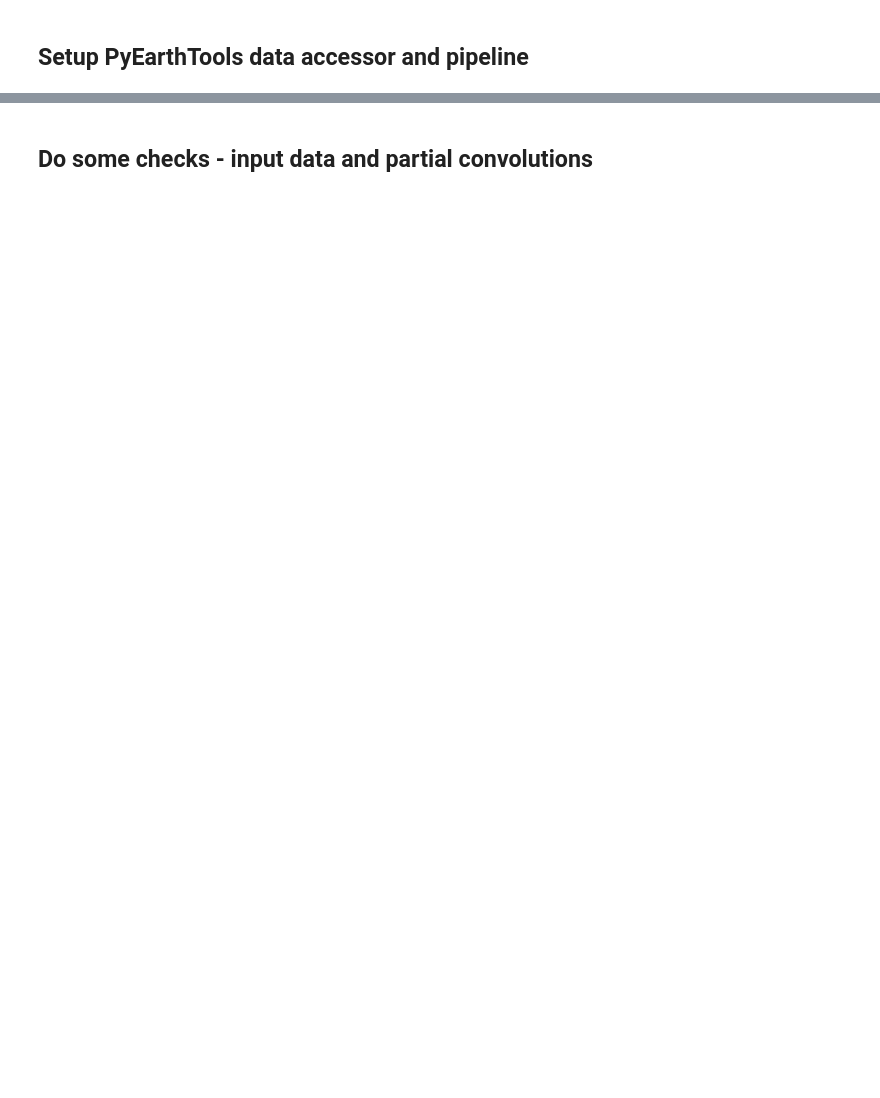
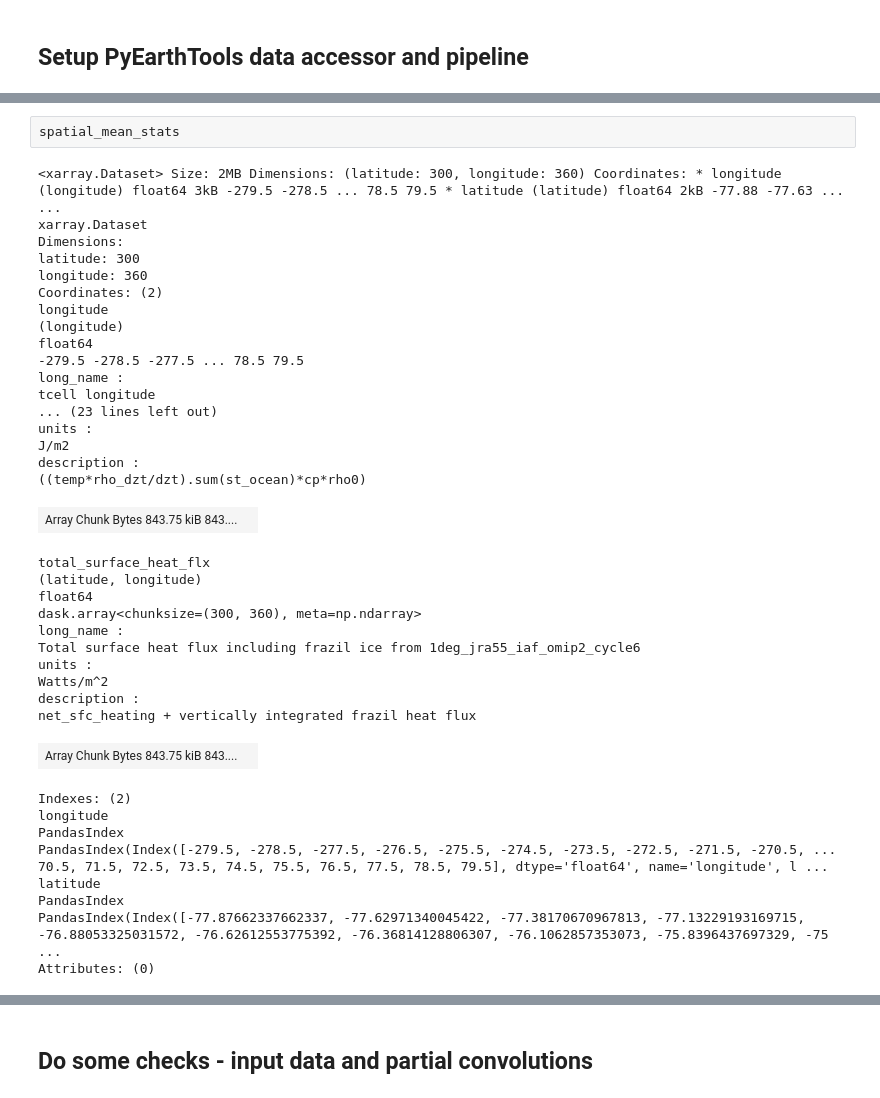
Before and after one commit to PaulSpence/OM2-emulator, a Jupyter notebook: notebooks/AutoEncoder_om2.ipynb, the cells around one changed output, grey strips where cells are left out. Cells and saved outputs as stored; diff of their text form; blank space fills up the shorter version.

```diff
--- a/notebooks/AutoEncoder_om2.ipynb
+++ b/notebooks/AutoEncoder_om2.ipynb
@@ -97 +118,41 @@ petpipe.operations.xarray.normalisation.Evaluated(
+# %%
+spatial_mean_stats
+# %% [output]
+<xarray.Dataset> Size: 2MB Dimensions: (latitude: 300, longitude: 360) Coordinates: * longitude (longitude) float64 3kB -279.5 -278.5 ... 78.5 79.5 * latitude (latitude) float64 2kB -77.88 -77.63 ...  ...
+xarray.Dataset
+Dimensions:
+latitude: 300
+longitude: 360
+Coordinates: (2)
+longitude
+(longitude)
+float64
+-279.5 -278.5 -277.5 ... 78.5 79.5
+long_name :
+tcell longitude
+... (23 lines left out)
+units :
+J/m2
+description :
+((temp*rho_dzt/dzt).sum(st_ocean)*cp*rho0)
+| Array Chunk Bytes 843.75 kiB 843.... |  |
+total_surface_heat_flx
+(latitude, longitude)
+float64
+dask.array<chunksize=(300, 360), meta=np.ndarray>
+long_name :
+Total surface heat flux including frazil ice from 1deg_jra55_iaf_omip2_cycle6
+units :
+Watts/m^2
+description :
+net_sfc_heating + vertically integrated frazil heat flux
+| Array Chunk Bytes 843.75 kiB 843.... |  |
+Indexes: (2)
+longitude
+PandasIndex
+PandasIndex(Index([-279.5, -278.5, -277.5, -276.5, -275.5, -274.5, -273.5, -272.5, -271.5, -270.5, ... 70.5, 71.5, 72.5, 73.5, 74.5, 75.5, 76.5, 77.5, 78.5, 79.5], dtype='float64', name='longitude', l ...
+latitude
+PandasIndex
+PandasIndex(Index([-77.87662337662337, -77.62971340045422, -77.38170670967813, -77.13229193169715, -76.88053325031572, -76.62612553775392, -76.36814128806307, -76.1062857353073, -75.8396437697329, -75 ...
+Attributes: (0)
 # %%
```
Also changed, not shown: parts of 10 cells of this notebook, 1 other file.
